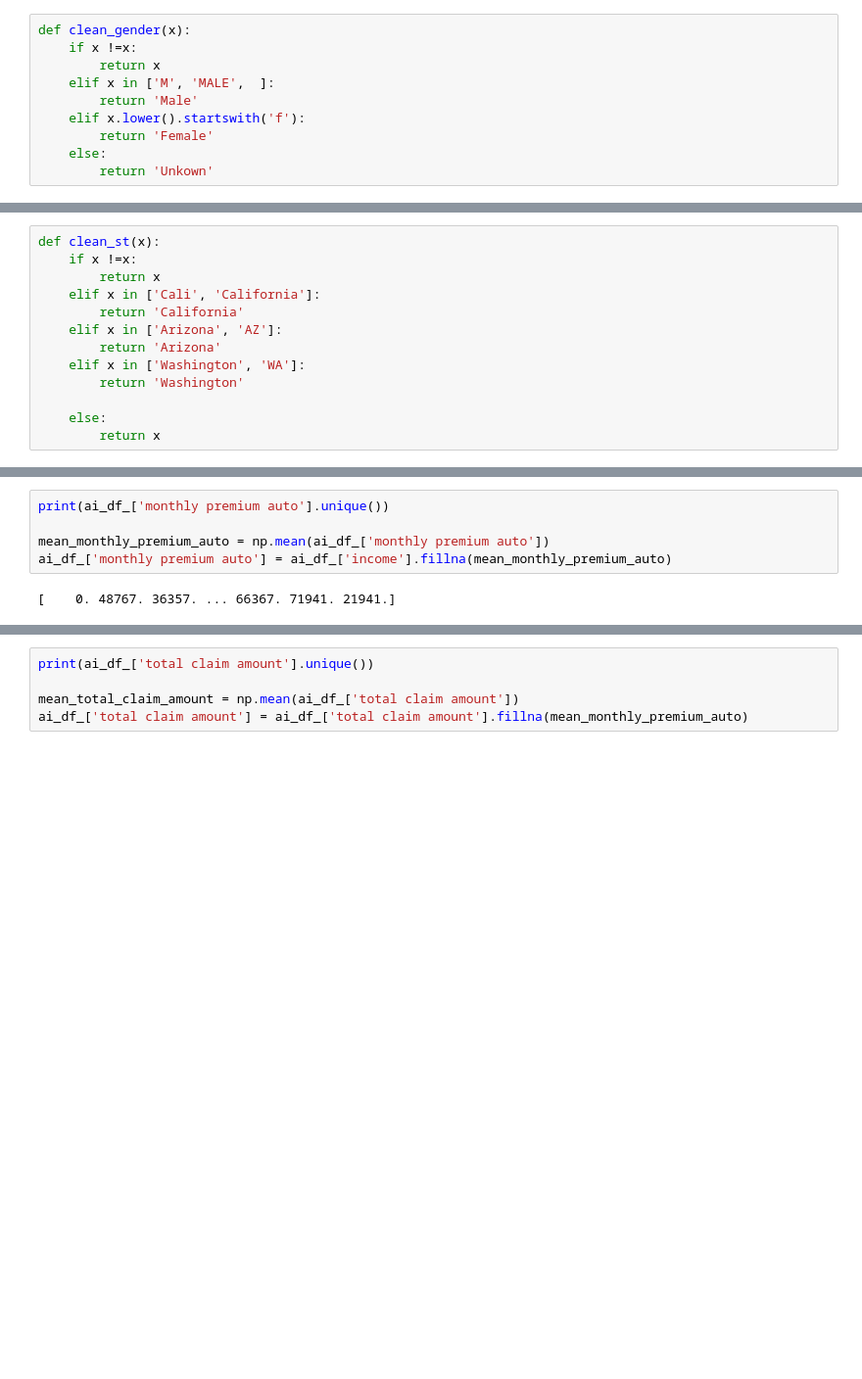
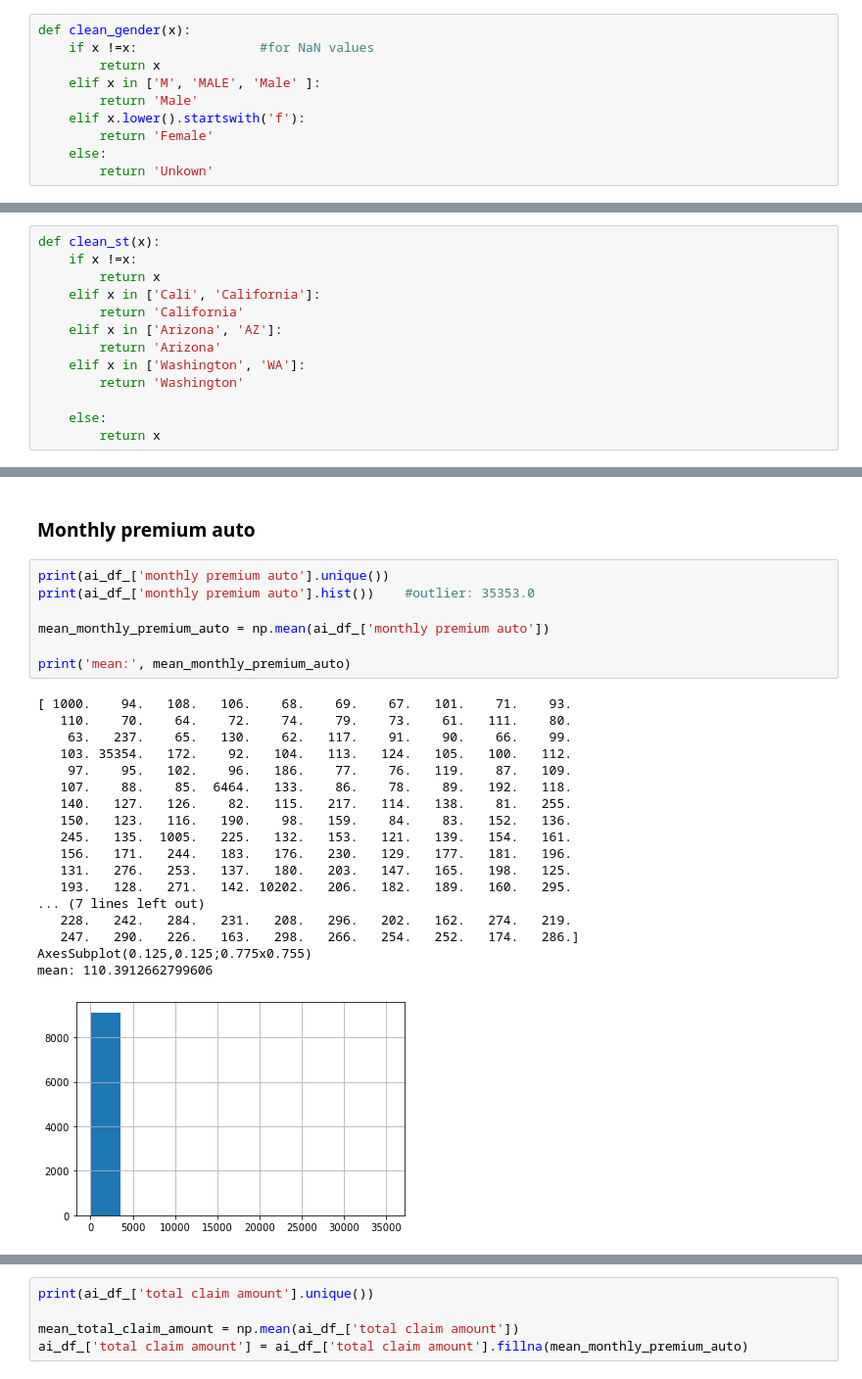
Before and after one commit to IngaEichhorn/IronInga, a Jupyter notebook: Customer_Analysis_Case_Study/Lab_Case_Study_AutoInsuranceCompany.ipynb, the cells around one changed output, grey strips where cells are left out. Shown at 98% size. Saved outputs shown, nothing was run; the diff lists cells and outputs as text; blank space fills up the shorter version.

```diff
--- a/Customer_Analysis_Case_Study/Lab_Case_Study_AutoInsuranceCompany.ipynb
+++ b/Customer_Analysis_Case_Study/Lab_Case_Study_AutoInsuranceCompany.ipynb
@@ -149,9 +171,9 @@ Name: gender, dtype: int64
 #ai_df_
 # %%
 def clean_gender(x):
-    if x !=x:
+    if x !=x:                #for NaN values
         return x
-    elif x in ['M', 'MALE',  ]:
+    elif x in ['M', 'MALE', 'Male' ]:
         return 'Male'
     elif x.lower().startswith('f'):
         return 'Female'
@@ -264,7 +313,28 @@ ai_df_['income'] = ai_df_['income'].fillna(mean_income)
+# %% [markdown]
+### Monthly premium auto <a class="anchor" id="chapter7_3"></a>
 # %%
 print(ai_df_['monthly premium auto'].unique())
+print(ai_df_['monthly premium auto'].hist())    #outlier: 35353.0
 
 mean_monthly_premium_auto = np.mean(ai_df_['monthly premium auto'])
-ai_df_['monthly premium auto'] = ai_df_['income'].fillna(mean_monthly_premium_auto)
+
+print('mean:', mean_monthly_premium_auto)
 # %% [output]
-[    0. 48767. 36357. ... 66367. 71941. 21941.]
+[ 1000.    94.   108.   106.    68.    69.    67.   101.    71.    93.
+   110.    70.    64.    72.    74.    79.    73.    61.   111.    80.
+    63.   237.    65.   130.    62.   117.    91.    90.    66.    99.
+   103. 35354.   172.    92.   104.   113.   124.   105.   100.   112.
+    97.    95.   102.    96.   186.    77.    76.   119.    87.   109.
+   107.    88.    85.  6464.   133.    86.    78.    89.   192.   118.
+   140.   127.   126.    82.   115.   217.   114.   138.    81.   255.
+   150.   123.   116.   190.    98.   159.    84.    83.   152.   136.
+   245.   135.  1005.   225.   132.   153.   121.   139.   154.   161.
+   156.   171.   244.   183.   176.   230.   129.   177.   181.   196.
+   131.   276.   253.   137.   180.   203.   147.   165.   198.   125.
+   193.   128.   271.   142. 10202.   206.   182.   189.   160.   295.
+... (7 lines left out)
+   228.   242.   284.   231.   208.   296.   202.   162.   274.   219.
+   247.   290.   226.   163.   298.   266.   254.   252.   174.   286.]
+AxesSubplot(0.125,0.125;0.775x0.755)
+mean: 110.3912662799606
+[figure, added]
```
Also changed, not shown: parts of 42 cells of this notebook.
